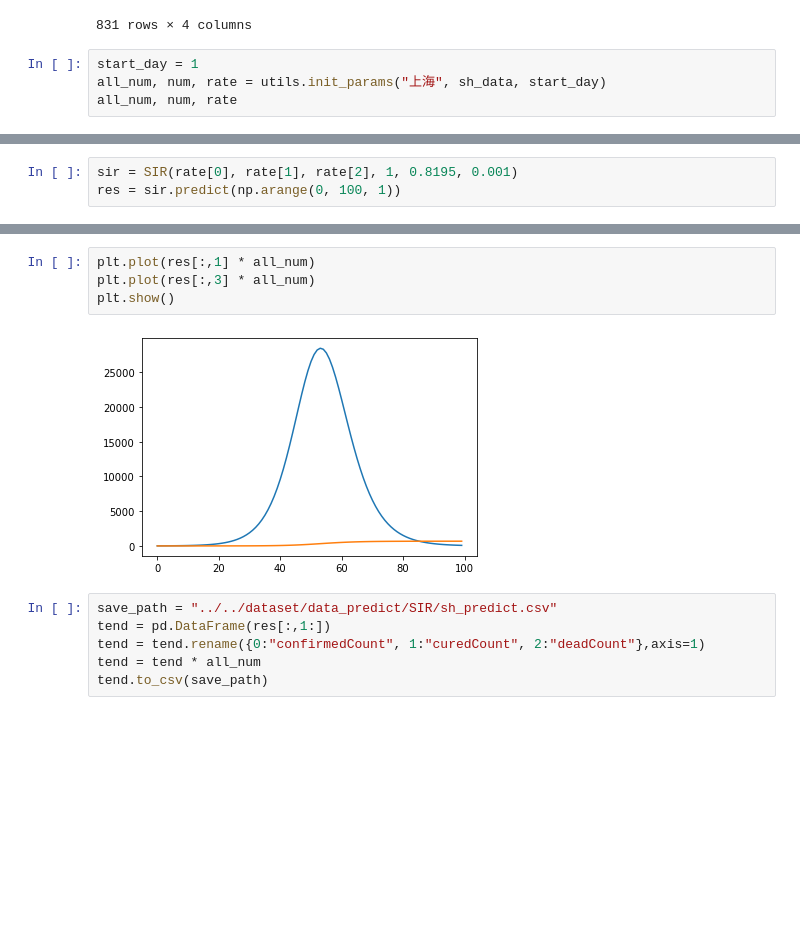
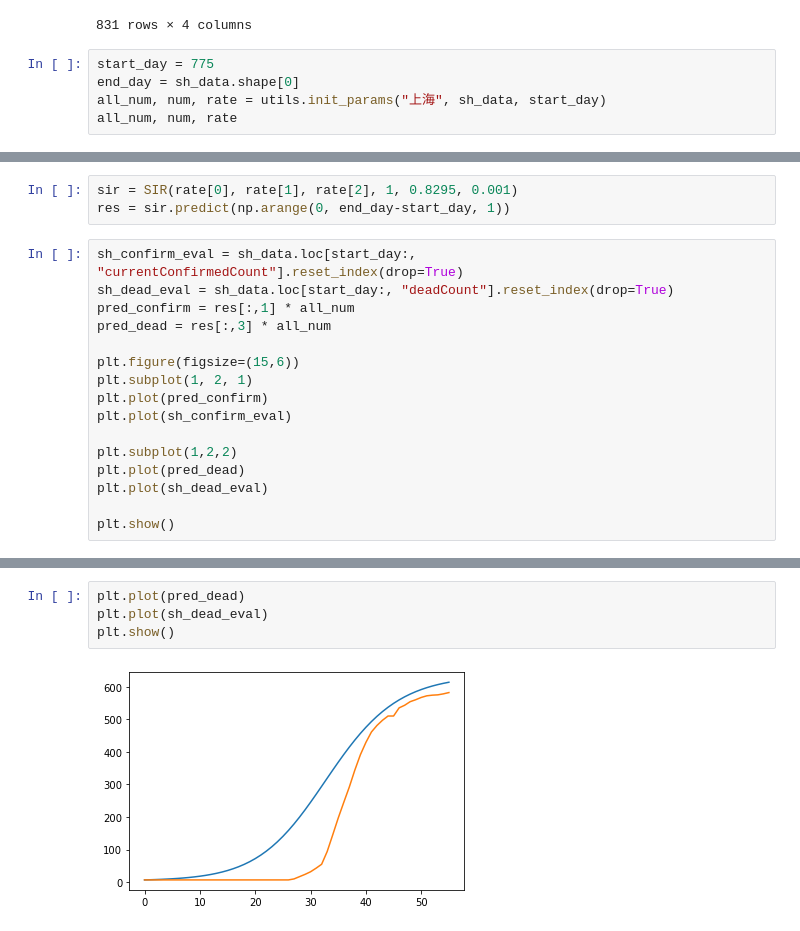
Before and after one commit to ObsisMc/Covid-19-Analysis, a Jupyter notebook: model/SIR/predict.ipynb, the cells around one changed output, grey strips where cells are left out. Cells and saved outputs as stored; diff of their text form; blank space fills up the shorter version.

Commit message:
update utils and predict.ipynb

```diff
--- a/model/SIR/predict.ipynb
+++ b/model/SIR/predict.ipynb
@@ -24,7 +24,8 @@ sh_data
 | 830 | 20220515 | 3460 | 582 | 58134 |
 831 rows × 4 columns
 # %%
-start_day = 1
+start_day = 775
+end_day = sh_data.shape[0]
 all_num, num, rate = utils.init_params("上海", sh_data, start_day)
 all_num, num, rate
 # %% [output]
@@ -34,3 +38,19 @@ all_num, num, rate
 # %%
-sir = SIR(rate[0], rate[1], rate[2], 1, 0.8195, 0.001)
-res = sir.predict(np.arange(0, 100, 1))
+sir = SIR(rate[0], rate[1], rate[2], 1, 0.8295, 0.001)
+res = sir.predict(np.arange(0, end_day-start_day, 1))
+# %%
+sh_confirm_eval = sh_data.loc[start_day:, "currentConfirmedCount"].reset_index(drop=True)
+sh_dead_eval = sh_data.loc[start_day:, "deadCount"].reset_index(drop=True)
+pred_confirm = res[:,1] * all_num
+pred_dead = res[:,3] * all_num
+
+plt.figure(figsize=(15,6))
+plt.subplot(1, 2, 1)
+plt.plot(pred_confirm)
+plt.plot(sh_confirm_eval)
+
+plt.subplot(1,2,2)
+plt.plot(pred_dead)
+plt.plot(sh_dead_eval)
+
+plt.show()
@@ -41,12 +81,6 @@ sir.show(res)
 # %%
-plt.plot(res[:,1] * all_num)
-plt.plot(res[:,3] * all_num)
+plt.plot(pred_dead)
+plt.plot(sh_dead_eval)
 plt.show()
 # %% [output]
-[figure, old version]
+[figure, new version]
-# %%
-save_path = "../../dataset/data_predict/SIR/sh_predict.csv"
-tend = pd.DataFrame(res[:,1:])
-tend = tend.rename({0:"confirmedCount", 1:"curedCount", 2:"deadCount"},axis=1)
-tend = tend * all_num
-tend.to_csv(save_path)
```
Also changed, not shown: parts of 6 cells of this notebook, 2 other files.
